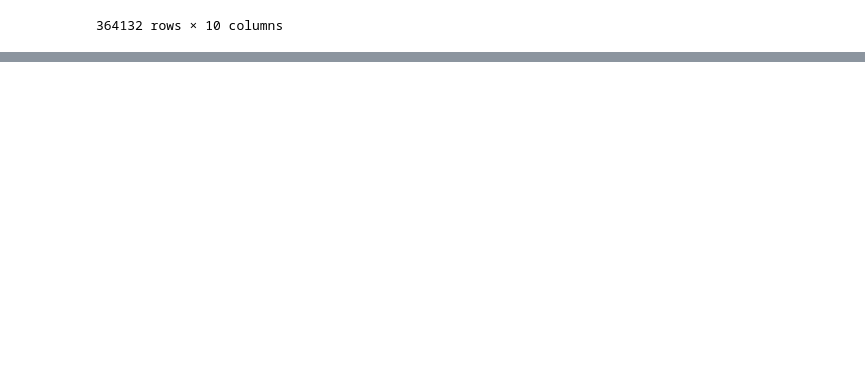
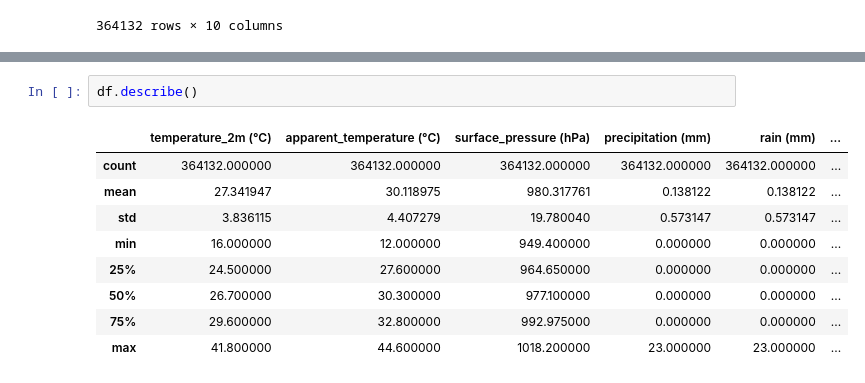
Before and after one commit to bakasheddy/Wheather_wiz, a Jupyter notebook: analysis.ipynb, the cells around one changed output, grey strips where cells are left out. Drawn from its saved outputs; the diff is of its cells as text; blank space fills up the shorter version.

```diff
--- a/analysis.ipynb
+++ b/analysis.ipynb
@@ -24 +29,13 @@ df
+# %%
+df.describe()
+# %% [output]
+|  | temperature_2m (°C) | apparent_temperature (°C) | surface_pressure (hPa) | precipitation (mm) | rain (mm) | ... |
+| count | 364132.000000 | 364132.000000 | 364132.000000 | 364132.000000 | 364132.000000 | ... |
+| mean | 27.341947 | 30.118975 | 980.317761 | 0.138122 | 0.138122 | ... |
+| std | 3.836115 | 4.407279 | 19.780040 | 0.573147 | 0.573147 | ... |
+| min | 16.000000 | 12.000000 | 949.400000 | 0.000000 | 0.000000 | ... |
+| 25% | 24.500000 | 27.600000 | 964.650000 | 0.000000 | 0.000000 | ... |
+| 50% | 26.700000 | 30.300000 | 977.100000 | 0.000000 | 0.000000 | ... |
+| 75% | 29.600000 | 32.800000 | 992.975000 | 0.000000 | 0.000000 | ... |
+| max | 41.800000 | 44.600000 | 1018.200000 | 23.000000 | 23.000000 | ... |
 # %%
```
Also changed, not shown: parts of 7 cells of this notebook.
